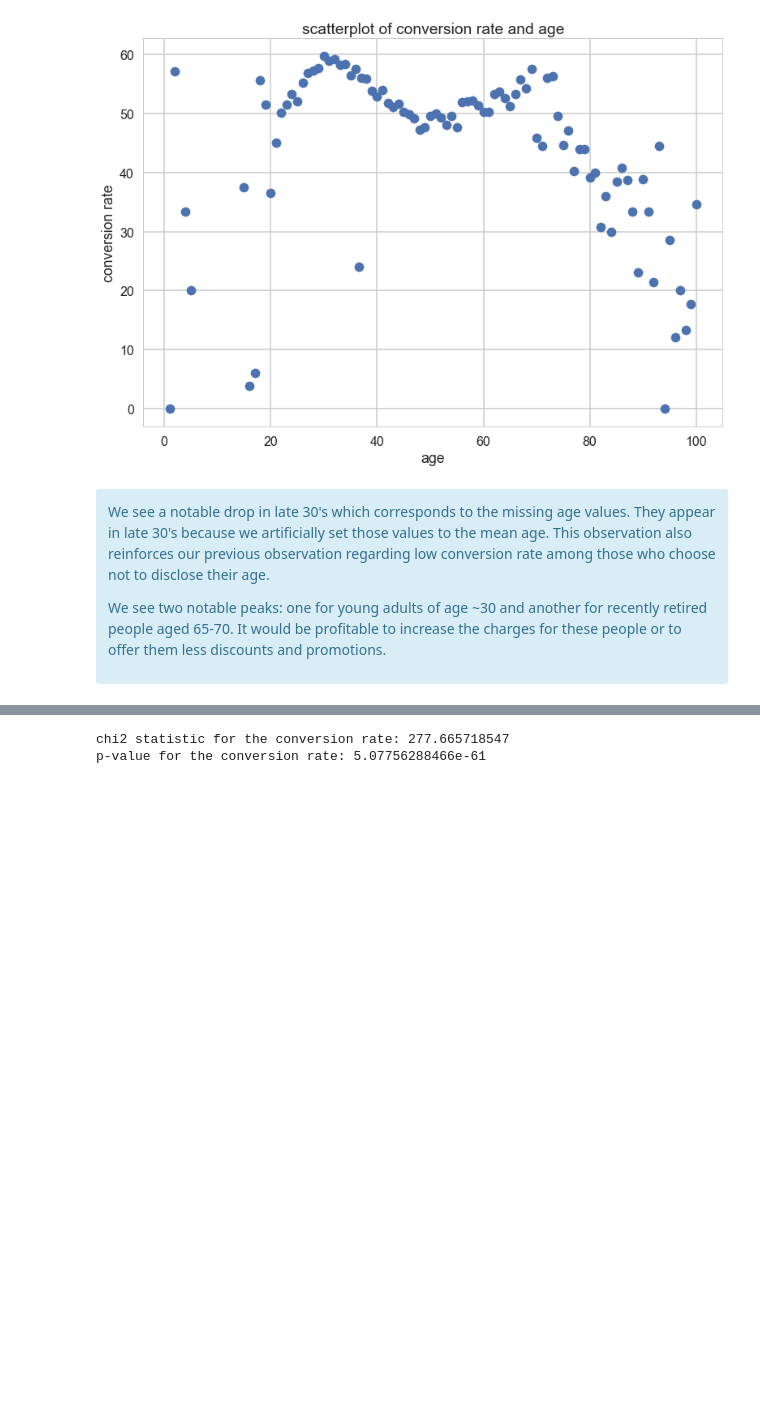
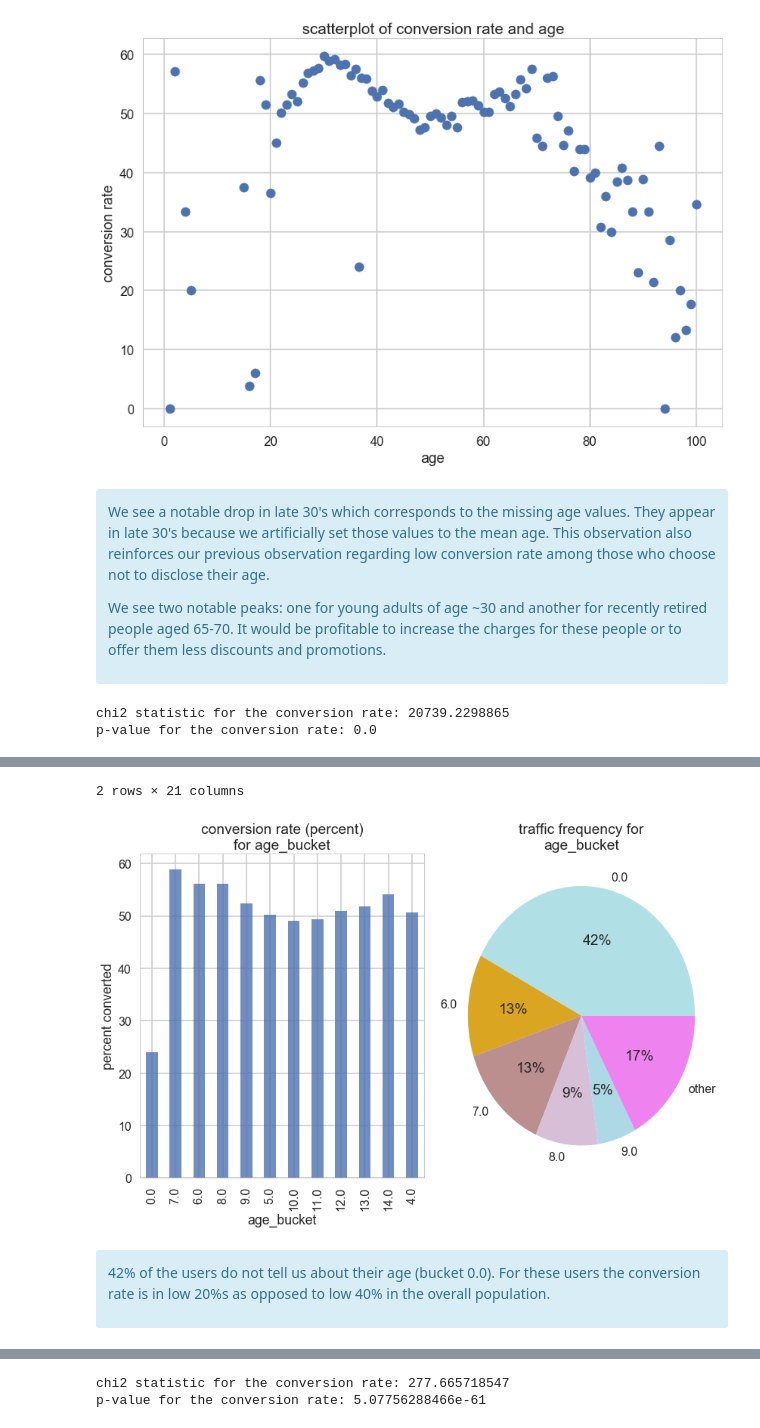
Before and after one commit to partha0solapurkar/springboard_data_science_intensive, a Jupyter notebook: capstone_project/exploratory_data_analysis.ipynb, the cells around one changed output, grey strips where cells are left out. Cells and saved outputs as stored; diff of their text form; code cells hidden in the pictures; blank space fills up the shorter version.

```diff
--- a/capstone_project/exploratory_data_analysis.ipynb
+++ b/capstone_project/exploratory_data_analysis.ipynb
@@ -348,3 +348,8 @@ def plot_conversion_rate(column_name, kind='bar',st=None, preserve_order=False):
 
     df = pd.DataFrame([total, s], index=['traffic_frequency', 'conversion_rate']).sort_values('traffic_frequency', ascending=False, axis=1)
     return df.dropna(axis=1)
+# %%
+plot_conversion_rate('age_bucket')
+# %% [output]
+chi2 statistic for the conversion rate: 20739.2298865
+p-value for the conversion rate: 0.0
@@ -350,0 +359,8 @@ def plot_conversion_rate(column_name, kind='bar',st=None, preserve_order=False):
+2 rows × 21 columns
+[figure, added]
+# %% [markdown]
+<div class='alert alert-info'>
+
+42% of the users do not tell us about their age (bucket 0.0). For these users the conversion rate is in low 20%s as opposed to low 40% in the overall population.
+
+</div>
```
Also changed, not shown: parts of 11 cells of this notebook.
